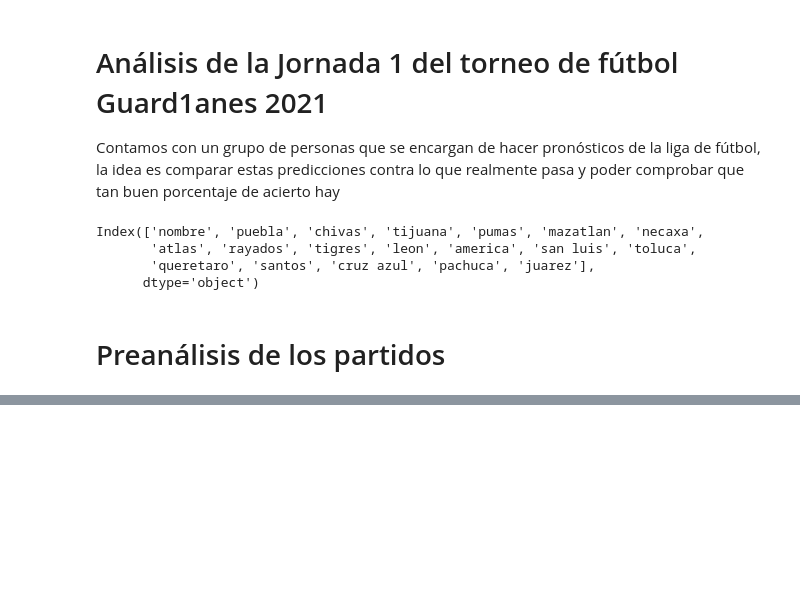
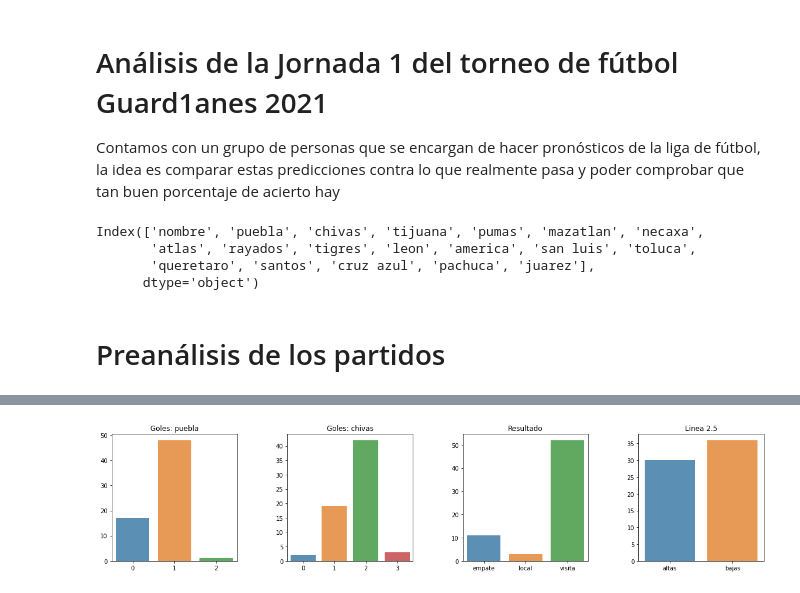
Before and after one commit to geroblesv/liga_mx, a Jupyter notebook: guard1anes_2021/jornada_1/jornada_1.ipynb, the cells around one changed output, grey strips where cells are left out. Drawn from its saved outputs; the diff is of its cells as text; code cells hidden in the pictures; blank space fills up the shorter version.

```diff
--- a/guard1anes_2021/jornada_1/jornada_1.ipynb
+++ b/guard1anes_2021/jornada_1/jornada_1.ipynb
@@ -100,13 +65,0 @@ plt.show()
-# %%
-fig = plt.figure(figsize=(20,20))
-fig.subplots_adjust(hspace=0.4, wspace=0.4)
-grafica = '_altas-bajas'
-
-for (i, column) in enumerate(filter(lambda x: x.find(grafica) > 0, df.columns), start=1):
-    partido = df[column].value_counts().sort_index()
-
-    ax = fig.add_subplot(3, 3, i)
-    sns.barplot(partido.index, partido.values, alpha=0.8, ax=ax)
-    plt.title(f'Partido: {column[:column.find(grafica)]}')
-
-plt.show()
@@ -114,0 +66,70 @@ plt.show()
+# %%
+columns = df.columns[1:19]
+for i in range(0, len(columns), 2):
+    local = columns[i]
+    visita = columns[i+1]
+
+    titulo = 8 + len(local) + len(visita)
+    print('*' * titulo)
+    print(f'* {local} vs {visita} *')
+    print('*' * titulo)
+
+    local_df = df[[local, visita]]
+
+    # Sumatoria de goles
+    sumatoria = local_df[local] + local_df[visita]
+    condiciones_de_sumatoria = [
+        (sumatoria > 2.5),
+        (sumatoria < 2.5)
+    ]
+    valores_de_condiciones_de_sumatoria = ['bajas', 'altas']
+
+    # Resultado del partido
+    condiciones_de_resultado = [
+        (local_df[local] > local_df[visita]),
+        (local_df[local] < local_df[visita]),
+        (local_df[local] == local_df[visita])
+    ]
+    valores_de_condiciones_de_resultado = ['local', 'visita', 'empate']
+
+    # Creamos el tipo de resultado
+    local_df['resultado'] = np.select(condiciones_de_resultado, valores_de_condiciones_de_resultado)
+
+    # Creamos el resultado
+    local_df['marcador'] = local_df[local].astype(str) + '-' + local_df[visita].astype(str)
+
+    # Sumatoria de resultado
+    local_df['linea'] = np.select(condiciones_de_sumatoria, valores_de_condiciones_de_sumatoria)
+
+    fig = plt.figure(figsize=(20, 4))
+    fig.subplots_adjust(hspace=0.4, wspace=0.4)
+
+    data_local = local_df[local].value_counts().sort_index()
+    data_visita = local_df[visita].value_counts().sort_index()
+    data_resultado = local_df['resultado'].value_counts().sort_index()
+    data_marcador = local_df['marcador'].value_counts().sort_index()
+    data_linea = local_df['linea'].value_counts().sort_index()
+
+    ax = fig.add_subplot(1, 4, 1)
+    sns.barplot(data_local.index, data_local.values, alpha=0.8, ax=ax)
+    plt.title(f'Goles: {local}')
+
+    ax = fig.add_subplot(1, 4, 2)
+    sns.barplot(data_visita.index, data_visita.values, alpha=0.8, ax=ax)
+    plt.title(f'Goles: {visita}')
+
+    ax = fig.add_subplot(1, 4, 3)
+    sns.barplot(data_resultado.index, data_resultado.values, alpha=0.8, ax=ax)
+    plt.title(f'Resultado')
+
+    ax = fig.add_subplot(1, 4, 4)
+    sns.barplot(data_linea.index, data_linea.values, alpha=0.8, ax=ax)
+    plt.title(f'Linea 2.5')
+
+    fig = plt.figure(figsize=(40, 10))
+    ax = fig.add_subplot(2, 2, 1)
+    sns.barplot(data_marcador.index, data_marcador.values, alpha=0.8, ax=ax)
+    plt.title(f'Marcador')
+
+    plt.show()
+# %% [output]
@@ -114,0 +139 @@ plt.show()
+[figure, added]
```
Also changed, not shown: parts of 7 cells of this notebook.
